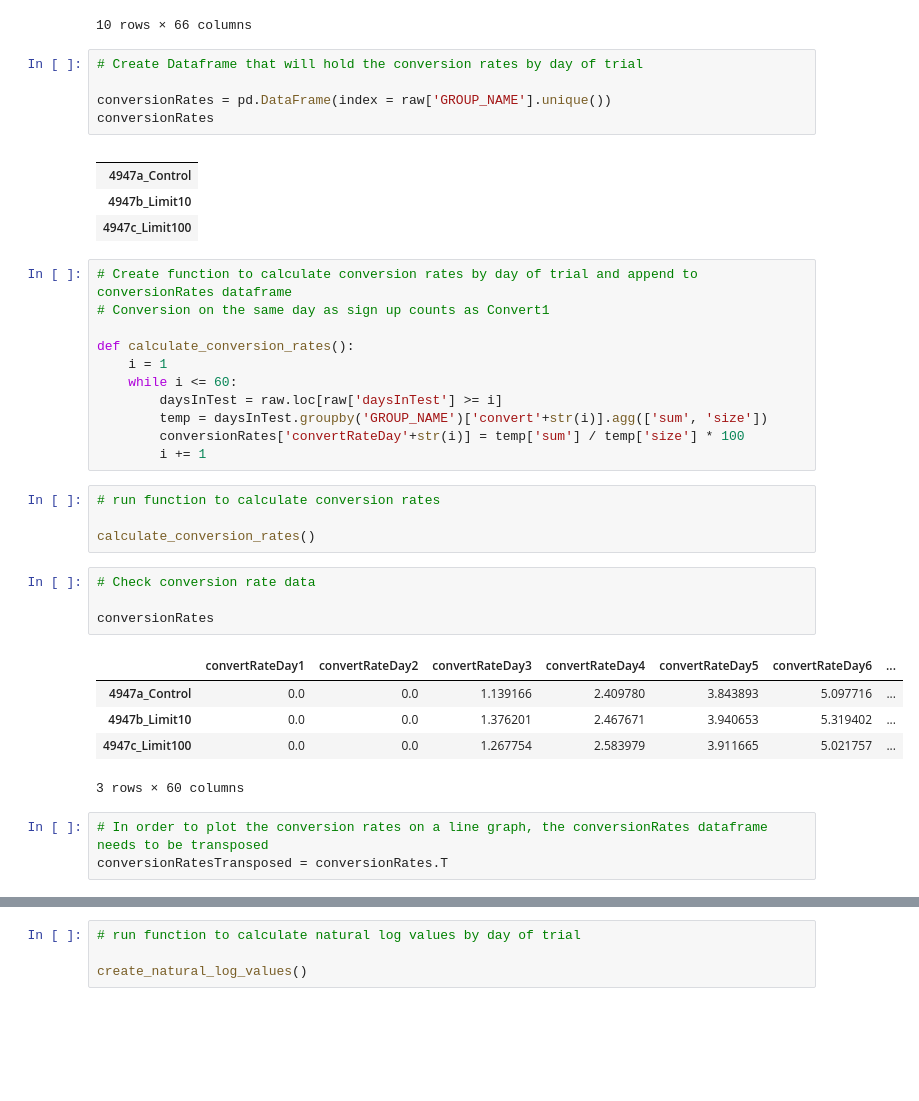
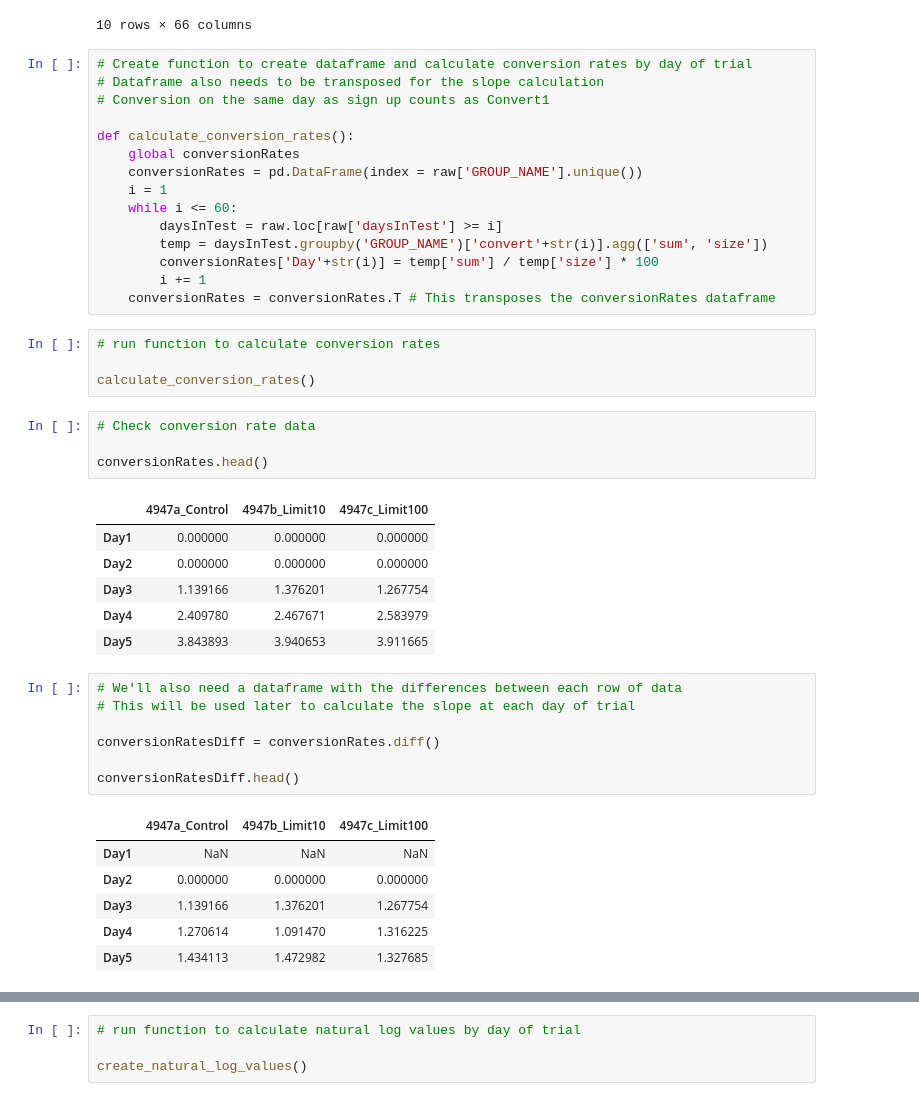
Before and after one commit to mattpupa/AB_TestForecast, a Jupyter notebook: AB_TestForecast_v1.ipynb, the cells around one changed output, grey strips where cells are left out. Saved outputs shown, nothing was run; the diff lists cells and outputs as text; blank space fills up the shorter version.

Commit message:
Cleaned up some of the function code and reduced some unneeded calculation steps

```diff
--- a/AB_TestForecast_v1.ipynb
+++ b/AB_TestForecast_v1.ipynb
@@ -126,27 +126,21 @@ raw.head(10)
 | 8 | 1114539386902 | 4947c_Limit100 | 2013-08-16 | NaT | 30 | NaN | 0 | 0 | ... |
 | 9 | 1114763662847 | 4947c_Limit100 | 2013-09-03 | NaT | 12 | NaN | 0 | 0 | ... |
 10 rows × 66 columns
-# %%
-# Create Dataframe that will hold the conversion rates by day of trial
-
-conversionRates = pd.DataFrame(index = raw['GROUP_NAME'].unique())
-conversionRates
-# %% [output]
-|  |
-| 4947a_Control |
-| 4947b_Limit10 |
-| 4947c_Limit100 |
 # %%
-# Create function to calculate conversion rates by day of trial and append to conversionRates dataframe
+# Create function to create dataframe and calculate conversion rates by day of trial
+# Dataframe also needs to be transposed for the slope calculation
 # Conversion on the same day as sign up counts as Convert1
 
 def calculate_conversion_rates():
+    global conversionRates
+    conversionRates = pd.DataFrame(index = raw['GROUP_NAME'].unique())
     i = 1
     while i <= 60:
         daysInTest = raw.loc[raw['daysInTest'] >= i]
         temp = daysInTest.groupby('GROUP_NAME')['convert'+str(i)].agg(['sum', 'size'])
-        conversionRates['convertRateDay'+str(i)] = temp['sum'] / temp['size'] * 100
+        conversionRates['Day'+str(i)] = temp['sum'] / temp['size'] * 100
         i += 1
+    conversionRates = conversionRates.T # This transposes the conversionRates dataframe
 # %%
 # run function to calculate conversion rates
 
@@ -154,16 +148,28 @@ calculate_conversion_rates()
 # %%
 # Check conversion rate data
 
-conversionRates
+conversionRates.head()
 # %% [output]
-|  | convertRateDay1 | convertRateDay2 | convertRateDay3 | convertRateDay4 | convertRateDay5 | convertRateDay6 | ... |
-| 4947a_Control | 0.0 | 0.0 | 1.139166 | 2.409780 | 3.843893 | 5.097716 | ... |
-| 4947b_Limit10 | 0.0 | 0.0 | 1.376201 | 2.467671 | 3.940653 | 5.319402 | ... |
-| 4947c_Limit100 | 0.0 | 0.0 | 1.267754 | 2.583979 | 3.911665 | 5.021757 | ... |
+|  | 4947a_Control | 4947b_Limit10 | 4947c_Limit100 |
+| Day1 | 0.000000 | 0.000000 | 0.000000 |
+| Day2 | 0.000000 | 0.000000 | 0.000000 |
+| Day3 | 1.139166 | 1.376201 | 1.267754 |
+| Day4 | 2.409780 | 2.467671 | 2.583979 |
+| Day5 | 3.843893 | 3.940653 | 3.911665 |
-3 rows × 60 columns
-# %%
-# In order to plot the conversion rates on a line graph, the conversionRates dataframe needs to be transposed
-conversionRatesTransposed = conversionRates.T
+# %%
+# We'll also need a dataframe with the differences between each row of data
+# This will be used later to calculate the slope at each day of trial
+
+conversionRatesDiff = conversionRates.diff()
+
+conversionRatesDiff.head()
+# %% [output]
+|  | 4947a_Control | 4947b_Limit10 | 4947c_Limit100 |
+| Day1 | NaN | NaN | NaN |
+| Day2 | 0.000000 | 0.000000 | 0.000000 |
+| Day3 | 1.139166 | 1.376201 | 1.267754 |
+| Day4 | 1.270614 | 1.091470 | 1.316225 |
+| Day5 | 1.434113 | 1.472982 | 1.327685 |
 # %%
 # Plot conversion rates with matplotlib and check result of function
 
```
Also changed, not shown: parts of 14 cells of this notebook.
